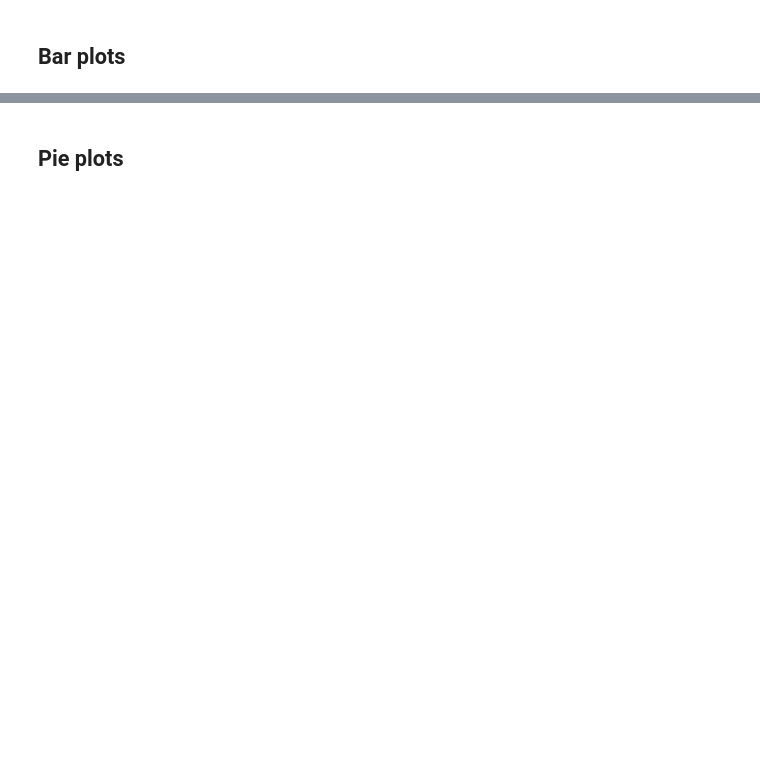
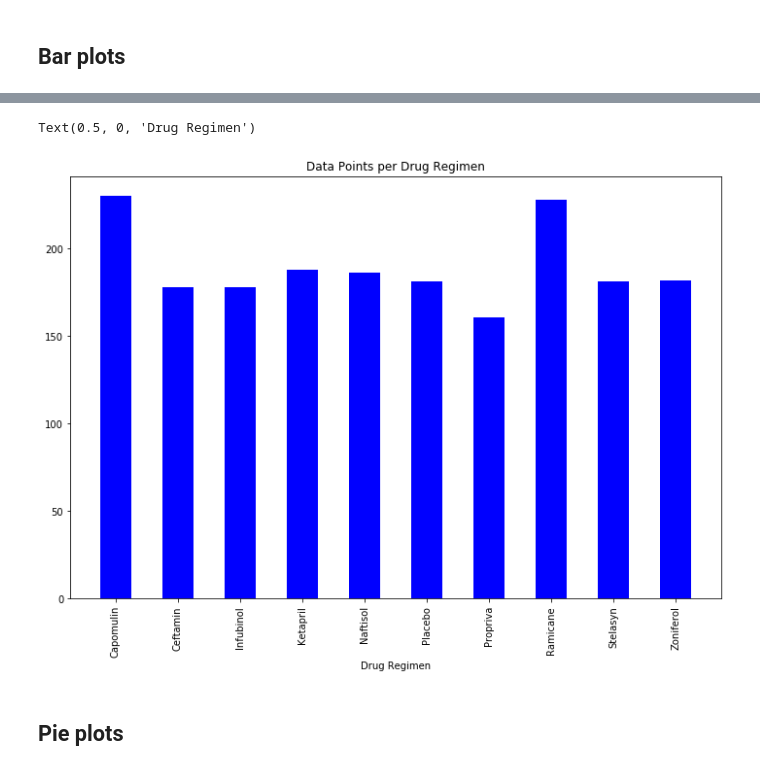
Before and after one commit to michaeljwboyce/Pymaceuticals, a Jupyter notebook: Pymaceuticals/pymaceuticals_starter.ipynb, the cells around one changed output, grey strips where cells are left out. Drawn from its saved outputs; the diff is of its cells as text; code cells hidden in the pictures; blank space fills up the shorter version.

```diff
--- a/Pymaceuticals/pymaceuticals_starter.ipynb
+++ b/Pymaceuticals/pymaceuticals_starter.ipynb
@@ -30,3 +70,17 @@ study_results = pd.read_csv(study_results)
+# %%
+# Generate a bar plot showing number of data points for each treatment regimen using pyplot
+
+names = ['Capomulin', 'Ceftamin', 'Infubinol' , 'Ketapril' , 'Naftisol' , 'Placebo' , 'Propriva' , 'Ramicane' , 'Stelasyn' , 'Zoniferol']
+values = [230, 178, 178, 188, 186, 181, 161, 228, 181, 182]
+
+plt.figure(figsize=(12, 8))
+plt.bar(names, values, color = "b" , width = .5 )
+plt.xticks(rotation = "vertical")
+plt.title("Data Points per Drug Regimen")
+plt.xlabel("Drug Regimen")
+# %% [output]
+Text(0.5, 0, 'Drug Regimen')
+[figure, added]
 # %% [markdown]
 ## Pie plots
 # %%
```
Also changed, not shown: parts of 9 cells of this notebook.
